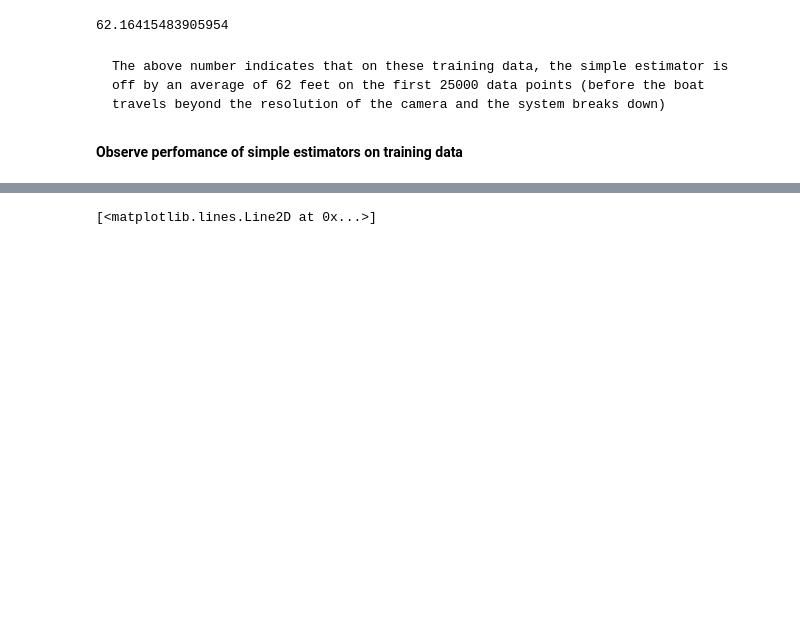
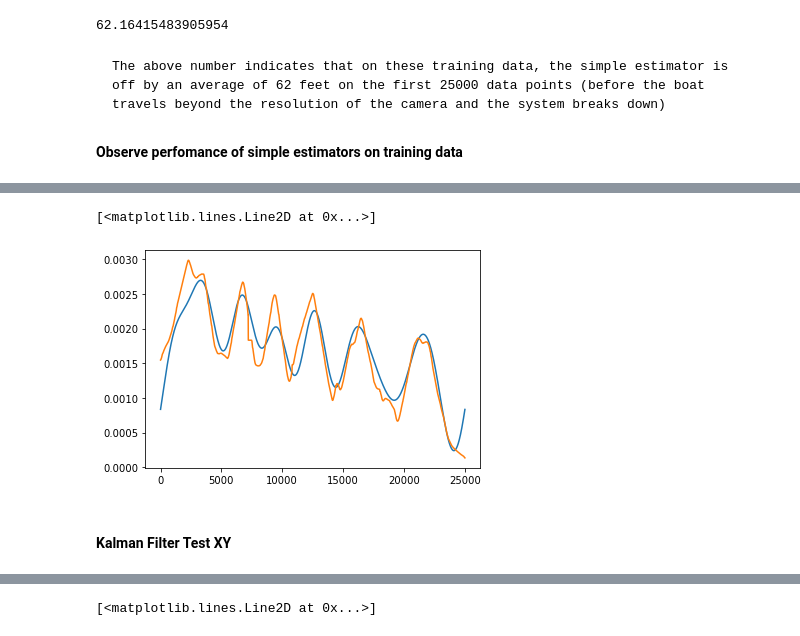
Before and after one commit to Blair-Johnson/crowsnest, a Jupyter notebook: screen_2_gps_regression.ipynb, the cells around one changed output, grey strips where cells are left out. Drawn from its saved outputs; the diff is of its cells as text; code cells hidden in the pictures; blank space fills up the shorter version.

```diff
--- a/screen_2_gps_regression.ipynb
+++ b/screen_2_gps_regression.ipynb
@@ -189,0 +275,2 @@ def bbox_2_gps(x, height, width):
+# %%
+dist = factor/(comb_data[:25000].height.values/720)
@@ -189,0 +287,12 @@ def bbox_2_gps(x, height, width):
+# %%
+dft = np.fft.fft(dist)
+dft[10:] = 0
+filt = np.fft.ifft(dft)
+# %%
+plt.plot((filt-np.mean(filt))*2+np.mean(filt))
+plt.plot(distances[:25000])
+# %% [output]
+[<matplotlib.lines.Line2D at 0x...>]
+[figure, added]
+# %% [markdown]
+#### Kalman Filter Test XY
```
Also changed, not shown: parts of 17 cells of this notebook, 1 other file.
